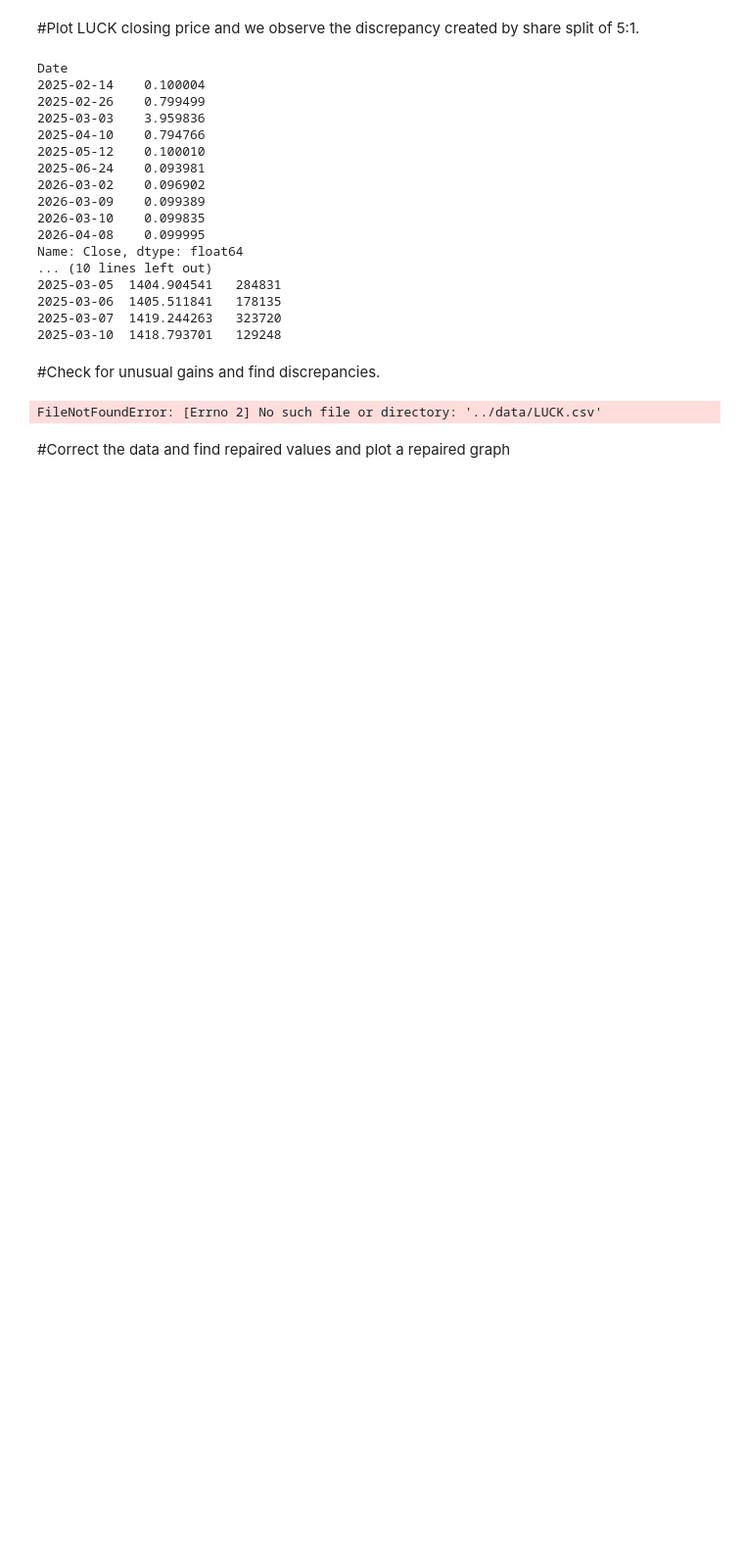
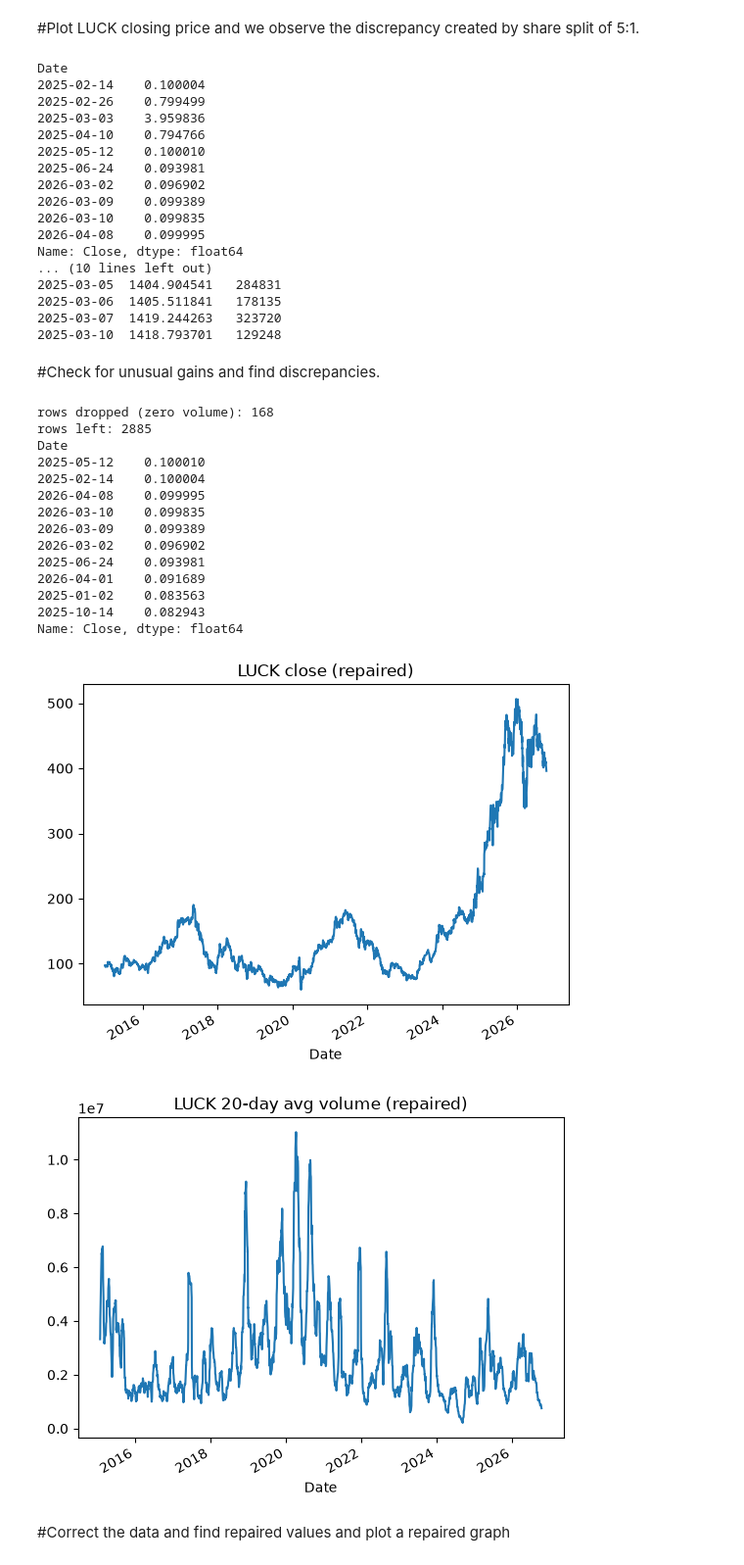
Before and after one commit to hamzahafeezshaikh0-ui/psx-ml-direction, a Jupyter notebook: notebooks/01_data_check.ipynb, the cells around one changed output. Shown at 98% size. Cells and saved outputs as stored; diff of their text form; code cells hidden in the pictures; blank space fills up the shorter version.

Commit message:
Update data and experiment notebooks

```diff
--- a/notebooks/01_data_check.ipynb
+++ b/notebooks/01_data_check.ipynb
@@ -5,7 +5,14 @@ ok
 # %%
 import yfinance as yf
 
-df = yf.download("LUCK.KA", start="2015-01-01")
+df = yf.download(
+    "LUCK.KA",
+    start="2015-01-01",
+    end="2026-10-14",
+    progress=False
+)
+
 print(df.shape)
-df.head()
+print("First date:", df.index.min())
+print("Last date:", df.index.max())
 # %% [output]
@@ -110,33 +109,47 @@ Name: Close, dtype: float64
 # %%
 import pandas as pd
 import matplotlib.pyplot as plt
 
-df = pd.read_csv("../data/LUCK.csv", index_col="Date", parse_dates=True)
 
 split_date = pd.Timestamp("2025-04-10")
 bad_rows = pd.to_datetime(["2025-02-26", "2025-02-27", "2025-02-28"])
 price_cols = ["Open", "High", "Low", "Close"]
 
 old = (df.index < split_date) & ~df.index.isin(bad_rows)
 df.loc[old, price_cols] = df.loc[old, price_cols] / 5
 df.loc[old, "Volume"] = df.loc[old, "Volume"] * 5
 
 before = len(df)
 df = df[df["Volume"] > 0]
 print("rows dropped (zero volume):", before - len(df))
 print("rows left:", len(df))
 
 ret = df["Close"].pct_change()
 print(ret.abs().nlargest(10))
 
 df["Close"].plot(title="LUCK close (repaired)")
 plt.show()
 df["Volume"].rolling(20).mean().plot(title="LUCK 20-day avg volume (repaired)")
 plt.show()
 
 df.to_csv("../data/LUCK_clean.csv")
 # %% [output]
-FileNotFoundError: [Errno 2] No such file or directory: '../data/LUCK.csv'
+rows dropped (zero volume): 168
+rows left: 2885
+Date
+2025-05-12    0.100010
+2025-02-14    0.100004
+2026-04-08    0.099995
+2026-03-10    0.099835
+2026-03-09    0.099389
+2026-03-02    0.096902
+2025-06-24    0.093981
+2026-04-01    0.091689
+2025-01-02    0.083563
+2025-10-14    0.082943
+Name: Close, dtype: float64
+[figure, added]
+[figure, added]
 # %% [markdown]
 #Correct the data and find repaired values and plot a repaired graph
 # %%
```
Also changed, not shown: parts of 4 cells of this notebook, 1 other file.
